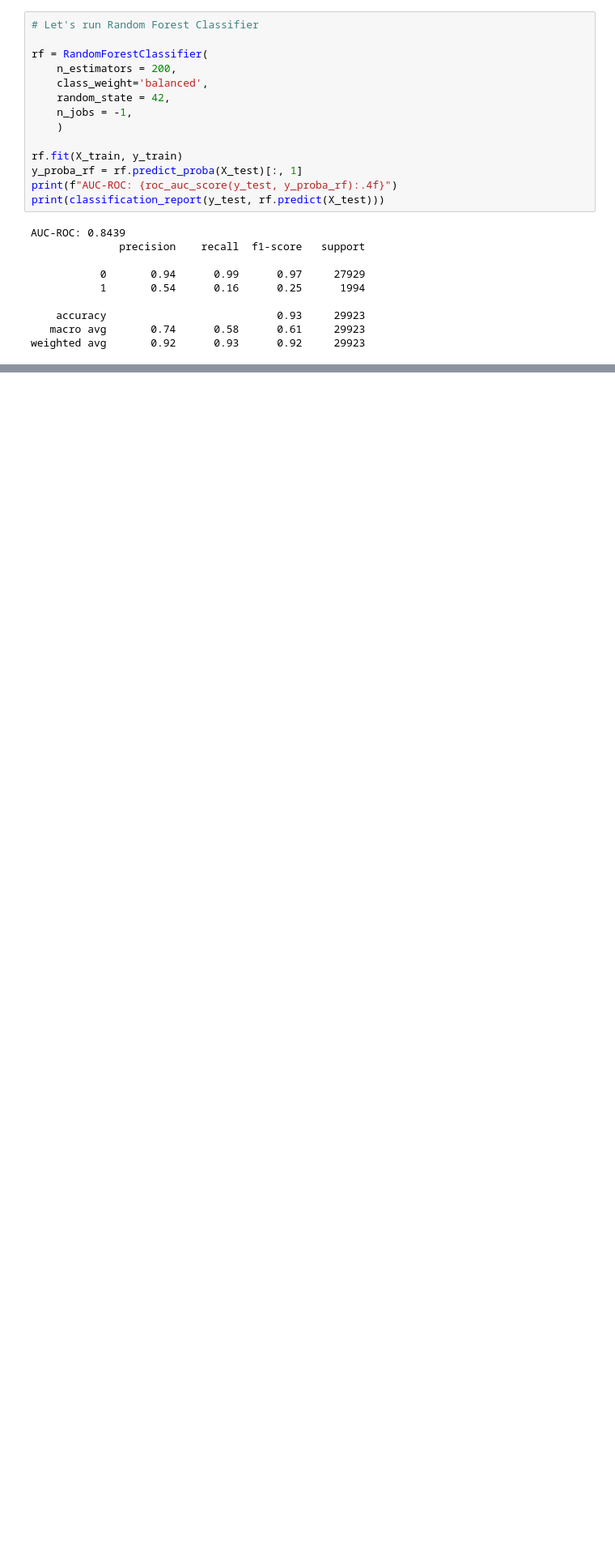
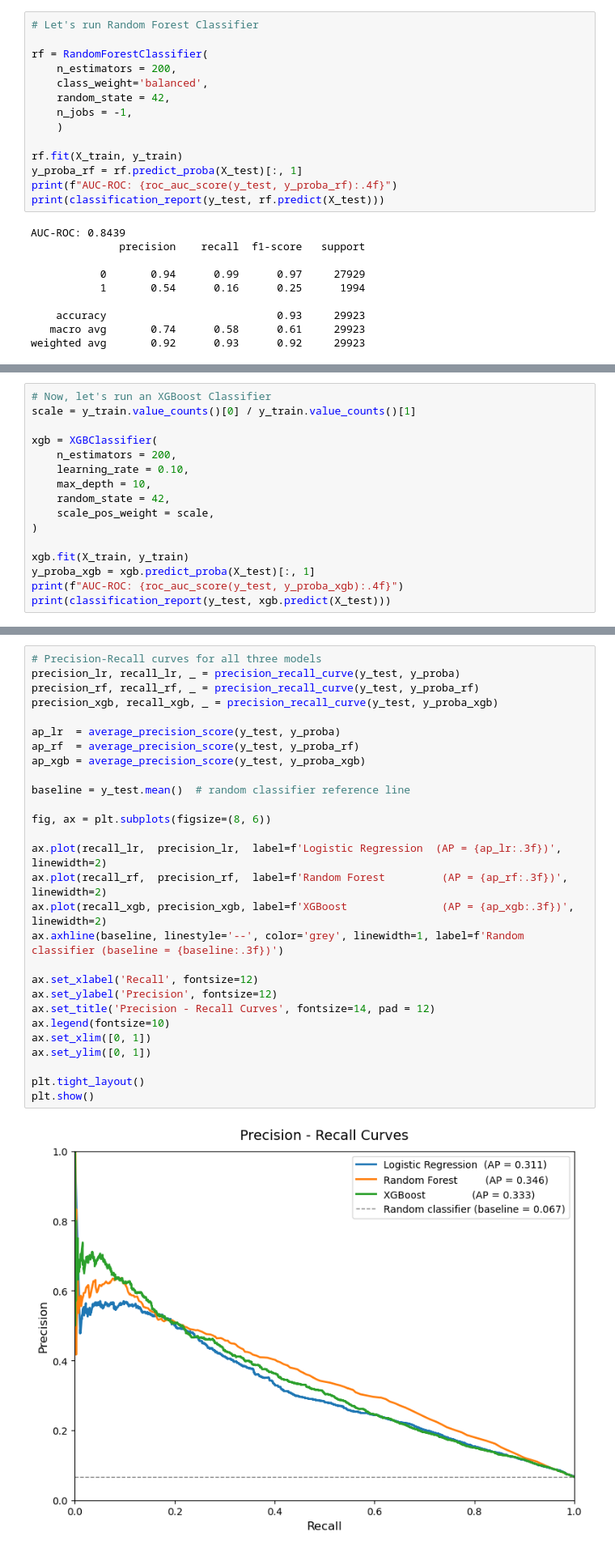
Before and after one commit to CesarAguirre9/Credit_Default_Classifier, a Jupyter notebook: credit_default_classifier.ipynb, the cells around one changed output, grey strips where cells are left out. Shown at 81% size. Cells and saved outputs as stored; diff of their text form; blank space fills up the shorter version.

Commit message:
Precision Recall Curves

```diff
--- a/credit_default_classifier.ipynb
+++ b/credit_default_classifier.ipynb
@@ -408,0 +384,16 @@ weighted avg       0.93      0.82      0.86     29923
+# %%
+# Now, let's run an XGBoost Classifier
+scale = y_train.value_counts()[0] / y_train.value_counts()[1]
+
+xgb = XGBClassifier(
+    n_estimators = 200,
+    learning_rate = 0.10,
+    max_depth = 10,
+    random_state = 42,
+    scale_pos_weight = scale,
+)
+
+xgb.fit(X_train, y_train)
+y_proba_xgb = xgb.predict_proba(X_test)[:, 1]
+print(f"AUC-ROC: {roc_auc_score(y_test, y_proba_xgb):.4f}")
+print(classification_report(y_test, xgb.predict(X_test)))
@@ -408,0 +410,30 @@ weighted avg       0.93      0.82      0.86     29923
+# %%
+# Precision-Recall curves for all three models
+precision_lr, recall_lr, _ = precision_recall_curve(y_test, y_proba)
+precision_rf, recall_rf, _ = precision_recall_curve(y_test, y_proba_rf)
+precision_xgb, recall_xgb, _ = precision_recall_curve(y_test, y_proba_xgb)
+
+ap_lr  = average_precision_score(y_test, y_proba)
+ap_rf  = average_precision_score(y_test, y_proba_rf)
+ap_xgb = average_precision_score(y_test, y_proba_xgb)
+
+baseline = y_test.mean()  # random classifier reference line
+
+fig, ax = plt.subplots(figsize=(8, 6))
+
+ax.plot(recall_lr,  precision_lr,  label=f'Logistic Regression  (AP = {ap_lr:.3f})',  linewidth=2)
+ax.plot(recall_rf,  precision_rf,  label=f'Random Forest         (AP = {ap_rf:.3f})',  linewidth=2)
+ax.plot(recall_xgb, precision_xgb, label=f'XGBoost               (AP = {ap_xgb:.3f})', linewidth=2)
+ax.axhline(baseline, linestyle='--', color='grey', linewidth=1, label=f'Random classifier (baseline = {baseline:.3f})')
+
+ax.set_xlabel('Recall', fontsize=12)
+ax.set_ylabel('Precision', fontsize=12)
+ax.set_title('Precision - Recall Curves', fontsize=14, pad = 12)
+ax.legend(fontsize=10)
+ax.set_xlim([0, 1])
+ax.set_ylim([0, 1])
+
+plt.tight_layout()
+plt.show()
+# %% [output]
+[figure, added]
```
Also changed, not shown: parts of 11 cells of this notebook, 1 other file.
